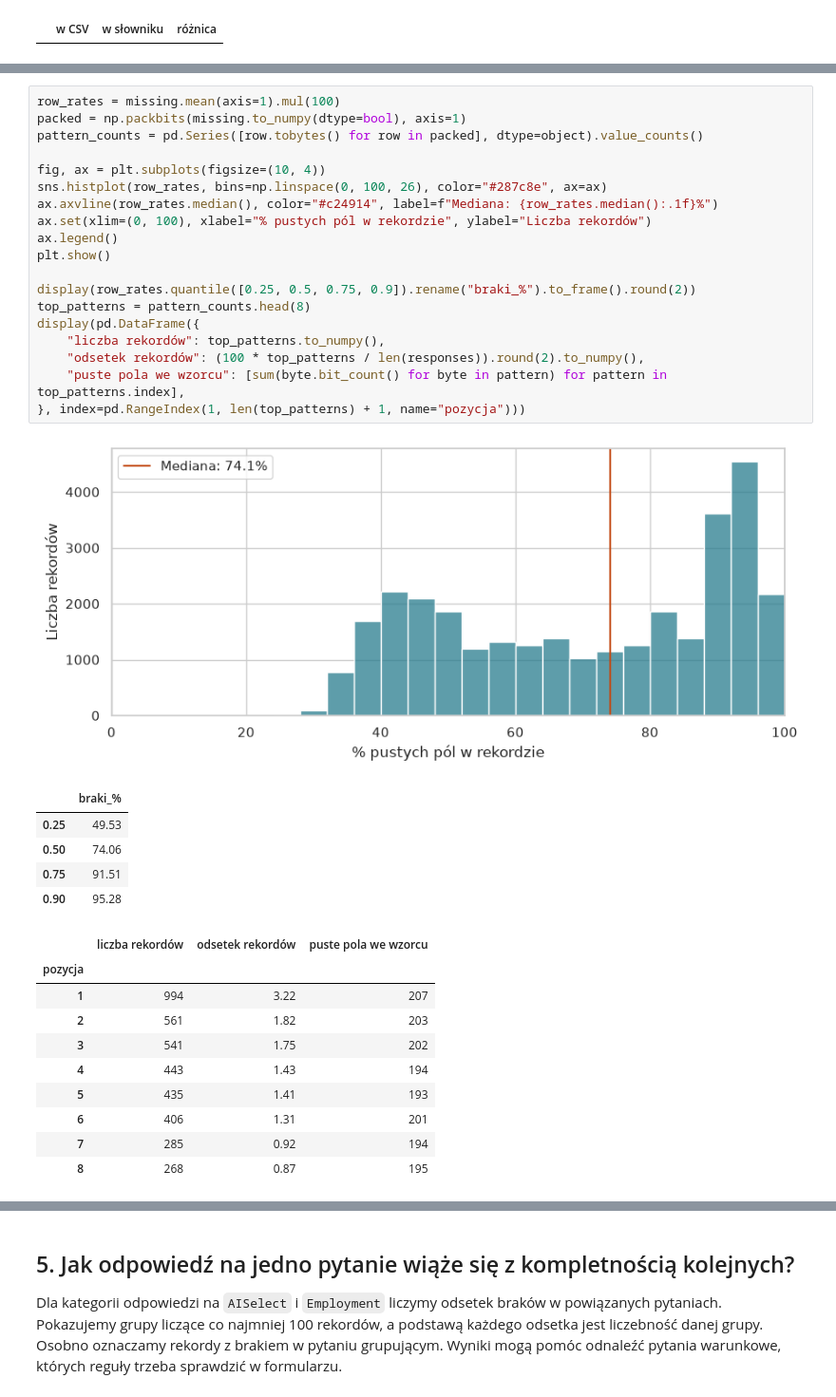
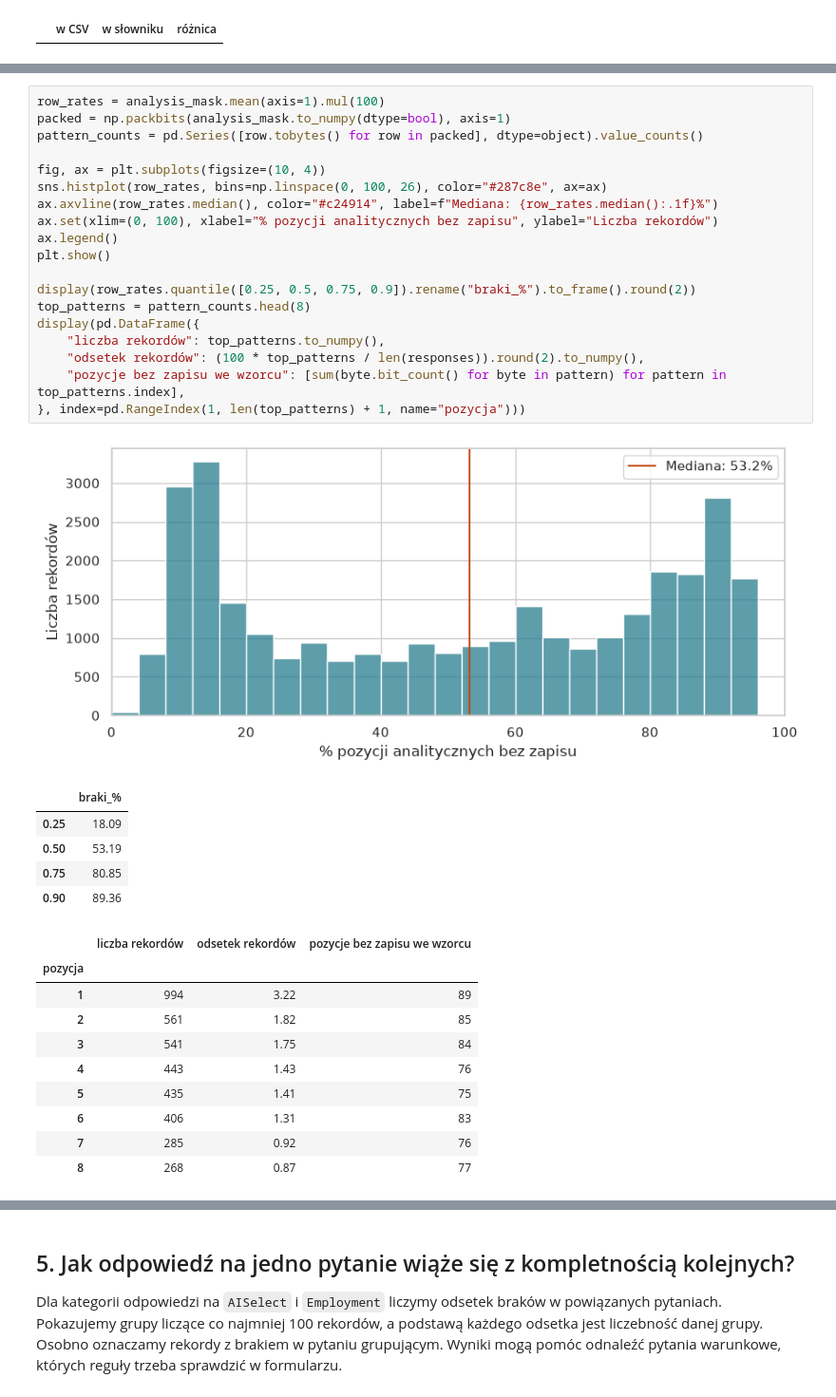
Before and after one commit to jlabuda191/AD_Python_Stack2026, a Jupyter notebook: notebooks/03_analiza_brakow_2026.ipynb, the cells around one changed output, grey strips where cells are left out. Shown at 95% size. Cells and saved outputs as stored; diff of their text form.

```diff
--- a/notebooks/03_analiza_brakow_2026.ipynb
+++ b/notebooks/03_analiza_brakow_2026.ipynb
@@ -128,39 +177,39 @@ Histogram pokazuje rozkład odsetka braków w rekordzie, a tabela podaje jego kw
 # %%
-row_rates = missing.mean(axis=1).mul(100)
-packed = np.packbits(missing.to_numpy(dtype=bool), axis=1)
+row_rates = analysis_mask.mean(axis=1).mul(100)
+packed = np.packbits(analysis_mask.to_numpy(dtype=bool), axis=1)
 pattern_counts = pd.Series([row.tobytes() for row in packed], dtype=object).value_counts()
 
 fig, ax = plt.subplots(figsize=(10, 4))
 sns.histplot(row_rates, bins=np.linspace(0, 100, 26), color="#287c8e", ax=ax)
 ax.axvline(row_rates.median(), color="#c24914", label=f"Mediana: {row_rates.median():.1f}%")
-ax.set(xlim=(0, 100), xlabel="% pustych pól w rekordzie", ylabel="Liczba rekordów")
+ax.set(xlim=(0, 100), xlabel="% pozycji analitycznych bez zapisu", ylabel="Liczba rekordów")
 ax.legend()
 plt.show()
 
 display(row_rates.quantile([0.25, 0.5, 0.75, 0.9]).rename("braki_%").to_frame().round(2))
 top_patterns = pattern_counts.head(8)
 display(pd.DataFrame({
     "liczba rekordów": top_patterns.to_numpy(),
     "odsetek rekordów": (100 * top_patterns / len(responses)).round(2).to_numpy(),
-    "puste pola we wzorcu": [sum(byte.bit_count() for byte in pattern) for pattern in top_patterns.index],
+    "pozycje bez zapisu we wzorcu": [sum(byte.bit_count() for byte in pattern) for pattern in top_patterns.index],
 }, index=pd.RangeIndex(1, len(top_patterns) + 1, name="pozycja")))
 # %% [output]
-[figure, old version]
+[figure, new version]
 |  | braki_% |
-| 0.25 | 49.53 |
-| 0.50 | 74.06 |
-| 0.75 | 91.51 |
-| 0.90 | 95.28 |
+| 0.25 | 18.09 |
+| 0.50 | 53.19 |
+| 0.75 | 80.85 |
+| 0.90 | 89.36 |
-|  | liczba rekordów | odsetek rekordów | puste pola we wzorcu |
+|  | liczba rekordów | odsetek rekordów | pozycje bez zapisu we wzorcu |
 | pozycja |  |  |  |
-| 1 | 994 | 3.22 | 207 |
-| 2 | 561 | 1.82 | 203 |
-| 3 | 541 | 1.75 | 202 |
-| 4 | 443 | 1.43 | 194 |
-| 5 | 435 | 1.41 | 193 |
-| 6 | 406 | 1.31 | 201 |
-| 7 | 285 | 0.92 | 194 |
-| 8 | 268 | 0.87 | 195 |
+| 1 | 994 | 3.22 | 89 |
+| 2 | 561 | 1.82 | 85 |
+| 3 | 541 | 1.75 | 84 |
+| 4 | 443 | 1.43 | 76 |
+| 5 | 435 | 1.41 | 75 |
+| 6 | 406 | 1.31 | 83 |
+| 7 | 285 | 0.92 | 76 |
+| 8 | 268 | 0.87 | 77 |
 # %% [markdown]
 ## 4. Które pytania mają wspólne braki?
 
```
Also changed, not shown: parts of 7 cells of this notebook.
